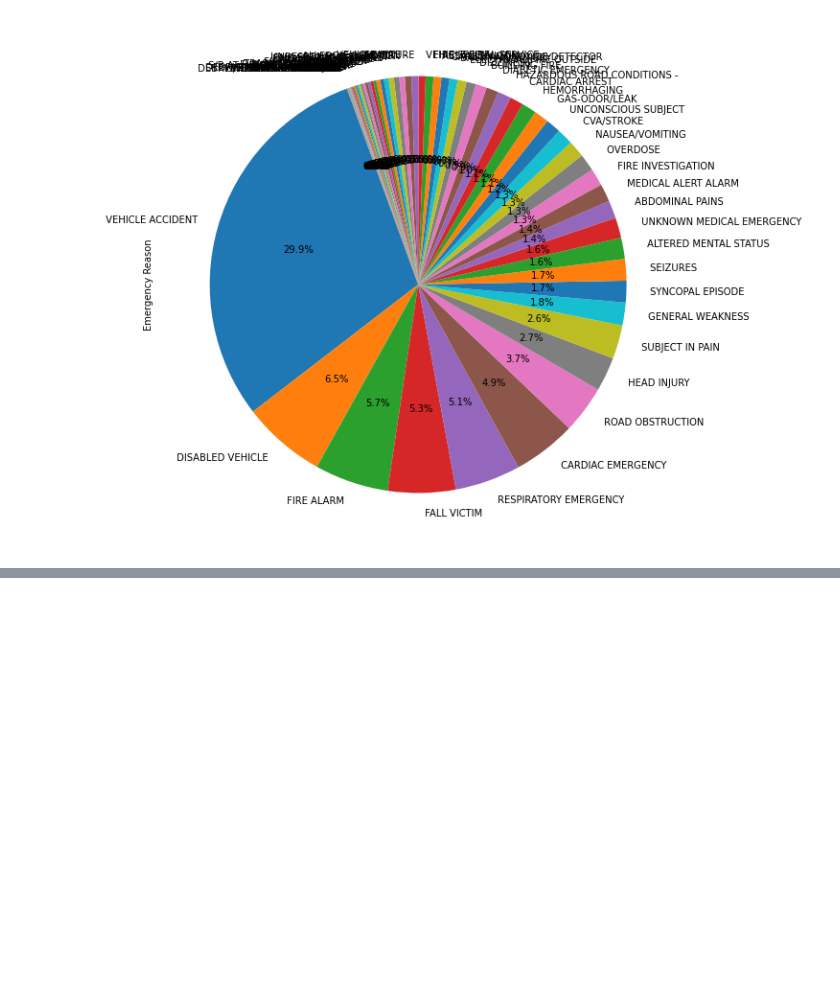
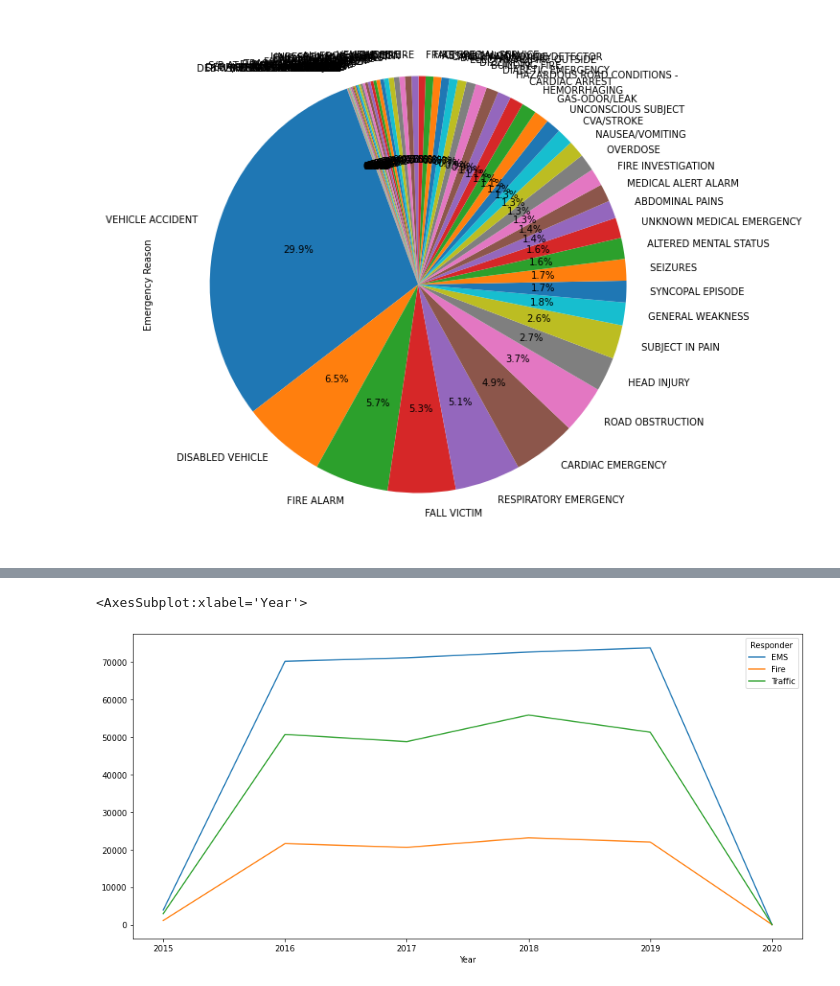
Before and after one commit to ytran010/The_Werewolves, a Jupyter notebook: Jingou.ipynb, the cells around one changed output, grey strips where cells are left out. Drawn from its saved outputs; the diff is of its cells as text; code cells hidden in the pictures; blank space fills up the shorter version.

```diff
--- a/Jingou.ipynb
+++ b/Jingou.ipynb
@@ -100,0 +102,9 @@ plt.savefig("Images/Fullmoon_Jingou.png")
+# %%
+# year_split = werewolf_df["Date"]
+# year = emergency_reason.str.split(pat="-", n=- 2, expand=True)
+# werewolf_df["Year"] = responder[0]
+
+# werewolf_df = werewolf_df[["lat", "lng", "zip", "Emergency Reason", "Responder", "Town/City", "Date", "Moon Phase", "Year"]]
+# werewolf_df
+werewolf_df["Year"] = pd.DatetimeIndex(werewolf_df.loc[:,"Date"]).year
+werewolf_df
@@ -100,0 +137,8 @@ plt.savefig("Images/Fullmoon_Jingou.png")
+# %%
+
+fig, ax = plt.subplots(figsize=(15,7))
+
+werewolf_df.groupby(['Year','Responder']).count()['Moon Phase'].unstack().plot(ax=ax)
+# %% [output]
+<AxesSubplot:xlabel='Year'>
+[figure, added]
```
Also changed, not shown: parts of 9 cells of this notebook, 2 other files.
